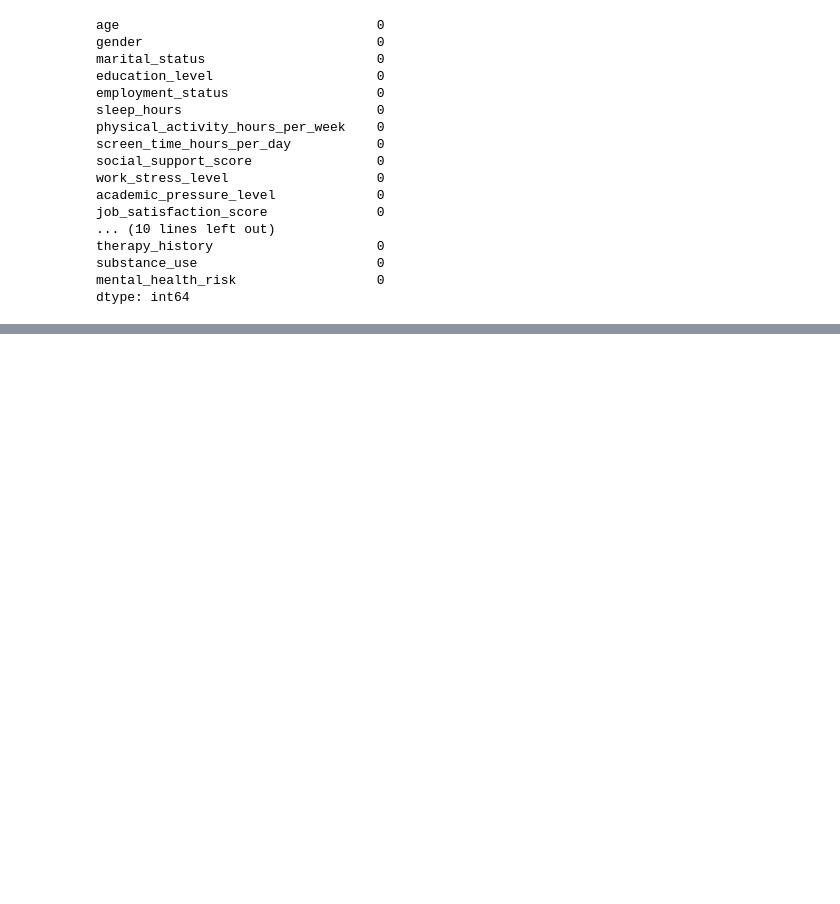
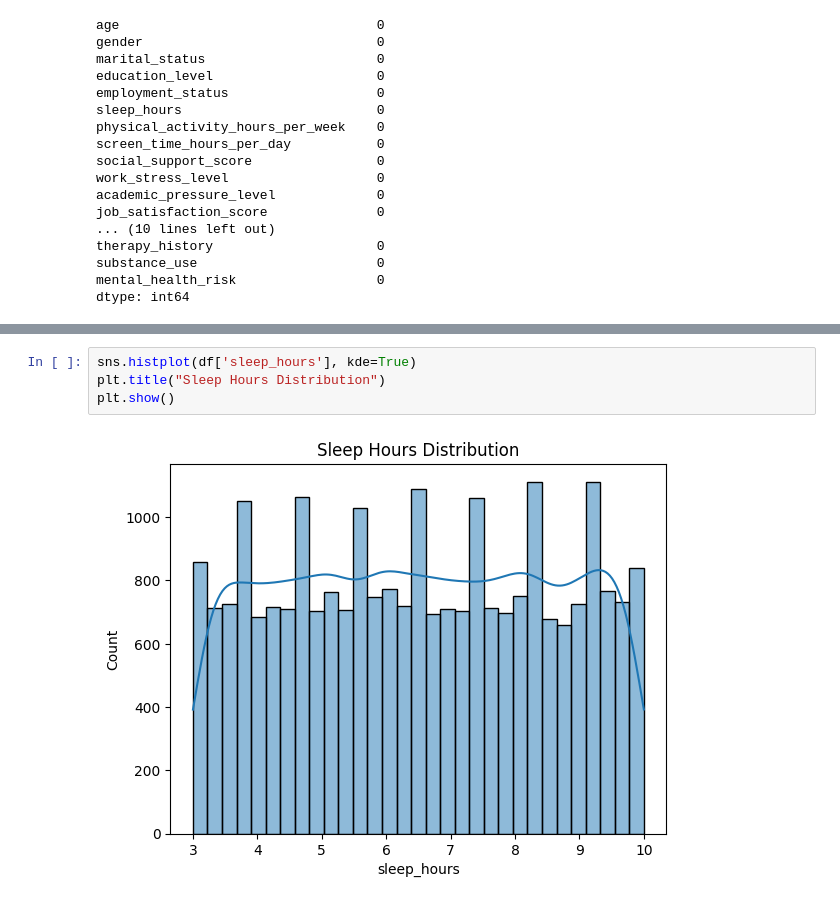
Before and after one commit to JaysonC41/mental_health_risks, a Jupyter notebook: notebooks/mental_health_risks.ipynb, the cells around one changed output, grey strips where cells are left out. Drawn from its saved outputs; the diff is of its cells as text; blank space fills up the shorter version.

```diff
--- a/notebooks/mental_health_risks.ipynb
+++ b/notebooks/mental_health_risks.ipynb
@@ -223,0 +95,6 @@ sns.pairplot(df[['age', 'mental_health_risk']], height=5, aspect = 1.5, diag_kin
+# %%
+sns.histplot(df['sleep_hours'], kde=True)
+plt.title("Sleep Hours Distribution")
+plt.show()
+# %% [output]
+[figure, added]
```
Also changed, not shown: parts of 42 cells of this notebook, 5 other files.
